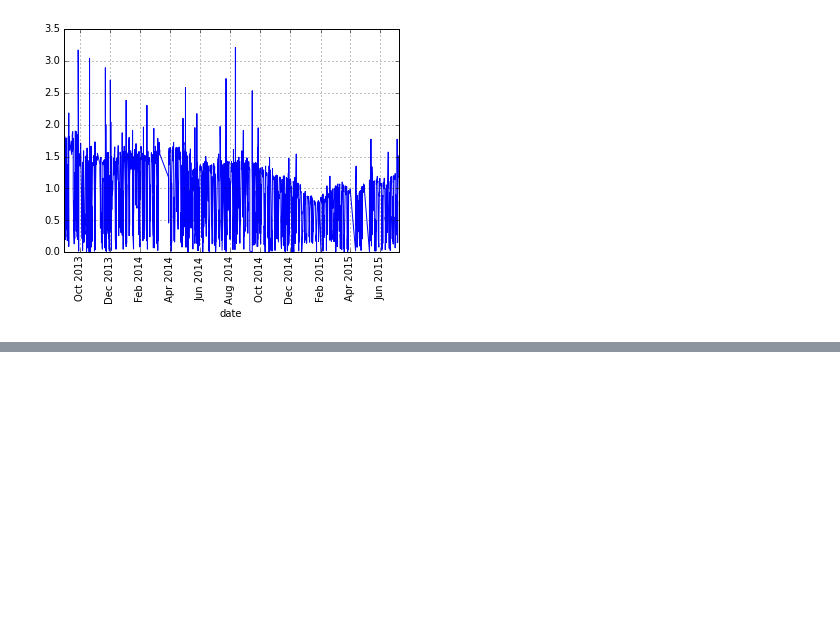
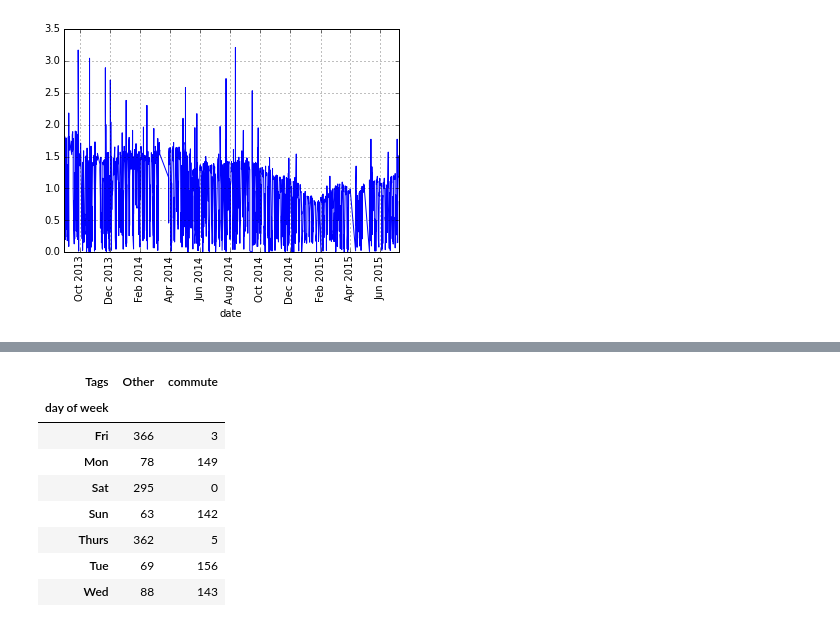
Before and after one commit to scko823/automatic-data-analysis, a Jupyter notebook: Automatic data.ipynb, the cells around one changed output, grey strips where cells are left out. Cells and saved outputs as stored; diff of their text form; code cells hidden in the pictures; blank space fills up the shorter version.

```diff
--- a/Automatic data.ipynb
+++ b/Automatic data.ipynb
@@ -138,0 +101,14 @@ plt.show()
+# %%
+j = kind['Distance (mi)'].count().unstack(0)
+j.commute= j.commute.fillna(0)
+j
+# %% [output]
+| Tags | Other | commute |
+| day of week |  |  |
+| Fri | 366 | 3 |
+| Mon | 78 | 149 |
+| Sat | 295 | 0 |
+| Sun | 63 | 142 |
+| Thurs | 362 | 5 |
+| Tue | 69 | 156 |
+| Wed | 88 | 143 |
```
Also changed, not shown: parts of 7 cells of this notebook.
